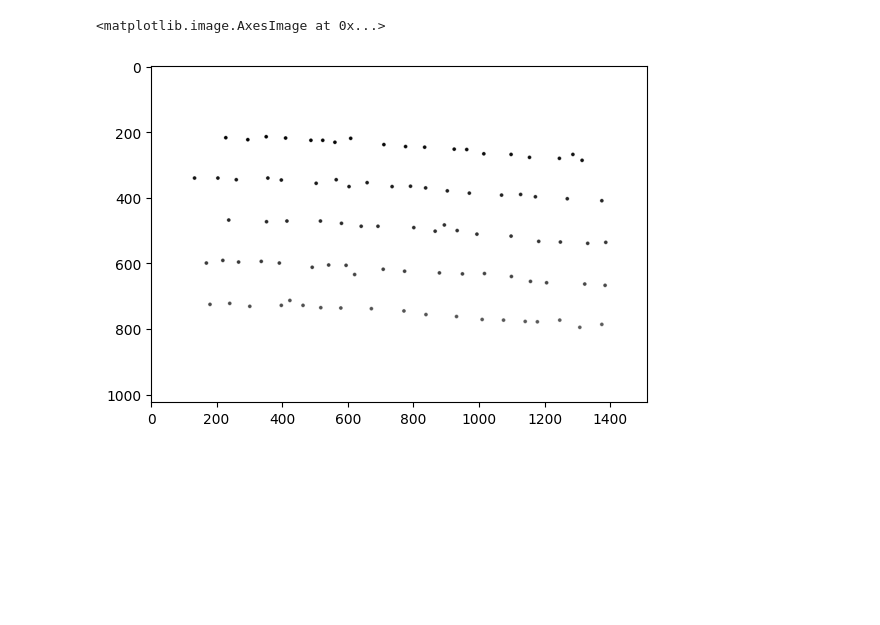
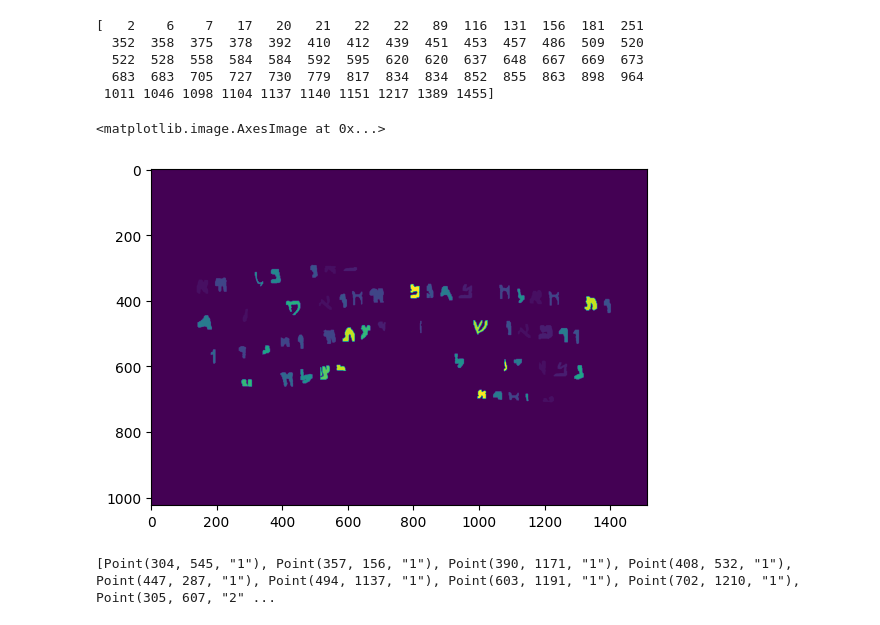
Before and after one commit to mormoassaf/rug-hr, a Jupyter notebook: experiments/dss_postprocessing.ipynb, the cells around one changed output. Saved outputs shown, nothing was run; the diff lists cells and outputs as text; code cells hidden in the pictures; blank space fills up the shorter version.

```diff
--- a/experiments/dss_postprocessing.ipynb
+++ b/experiments/dss_postprocessing.ipynb
@@ -28,0 +35,13 @@ plt.imshow(image)
+# %%
+binary_image = np.where(image > 0, 1, 0)
+allowed_pixels = remove_ornaments(binary_image, set_adaptive_threshold(binary_image))
+image_without_ornaments = np.where(allowed_pixels > 0, image, 0)
+plt.imshow(image_without_ornaments)
+# %% [output]
+[   2    6    7   17   20   21   22   22   89  116  131  156  181  251
+  352  358  375  378  392  410  412  439  451  453  457  486  509  520
+  522  528  558  584  584  592  595  620  620  637  648  667  669  673
+  683  683  705  727  730  779  817  834  834  852  855  863  898  964
+ 1011 1046 1098 1104 1137 1140 1151 1217 1389 1455]
+<matplotlib.image.AxesImage at 0x...>
+[figure, added]
@@ -31,10 +59,10 @@ def find_centers_of_characters(img: np.ndarray, distance_threshold=0):
     unique_values = np.unique(img)
     unique_values = unique_values[unique_values != 0]  # Exclude background value (0)
 
-    centers = []
+    points = []
 
     for value in unique_values:
-        binary_img = np.where(img == value, 1, 0)
+        binary_img = np.where(img == value, value, 0).astype(img.dtype)
 
         # Label connected components
         labeled_img, num_components = label(binary_img)
@@ -57,34 +85,14 @@ def find_centers_of_characters(img: np.ndarray, distance_threshold=0):
 
             # Calculate the new combined center
             new_center = np.mean([int_centers[i] for i in close_centers_idx], axis=0)
-            merged_centers.append(tuple(map(int, new_center)))
+            merged_centers.append(Point(int(new_center[0]), int(new_center[1]), value))
 
-        centers.extend(merged_centers)
+        points.extend(merged_centers)
 
-    return centers
+    return points
 
 
-masks_folder = "experiments/Masks/"
-masks = os.listdir(masks_folder)
-random_mask = np.random.choice(masks)
-image = np.array(Image.open(masks_folder + random_mask))
-
-image_binary = np.where(image > 0, 1, 0)
-image_without_ornaments = remove_ornaments(image_binary)
-
-centers = find_centers_of_characters(image_without_ornaments)
-
-# Place circles on the centers of the characters
-# img = Image.open(masks_folder + random_mask).convert("RGB")  # Convert image to RGB format
-img = Image.new("RGB", (image.shape[1], image.shape[0]), (255, 255, 255))
-img = np.array(img)
-img[img == 0] = 255
-img = Image.fromarray(img)
-
-draw = ImageDraw.Draw(img)
-for center in centers:
-    draw.ellipse((center[1] - 5, center[0] - 5, center[1] + 5, center[0] + 5), fill=(255, 0, 0))
-plt.imshow(img)
+points = find_centers_of_characters(image_without_ornaments)
+print(points)
 # %% [output]
-<matplotlib.image.AxesImage at 0x...>
+[Point(304, 545, "1"), Point(357, 156, "1"), Point(390, 1171, "1"), Point(408, 532, "1"), Point(447, 287, "1"), Point(494, 1137, "1"), Point(603, 1191, "1"), Point(702, 1210, "1"), Point(305, 607, "2" ...
-[figure, removed]
```
Also changed, not shown: parts of 6 cells of this notebook.
